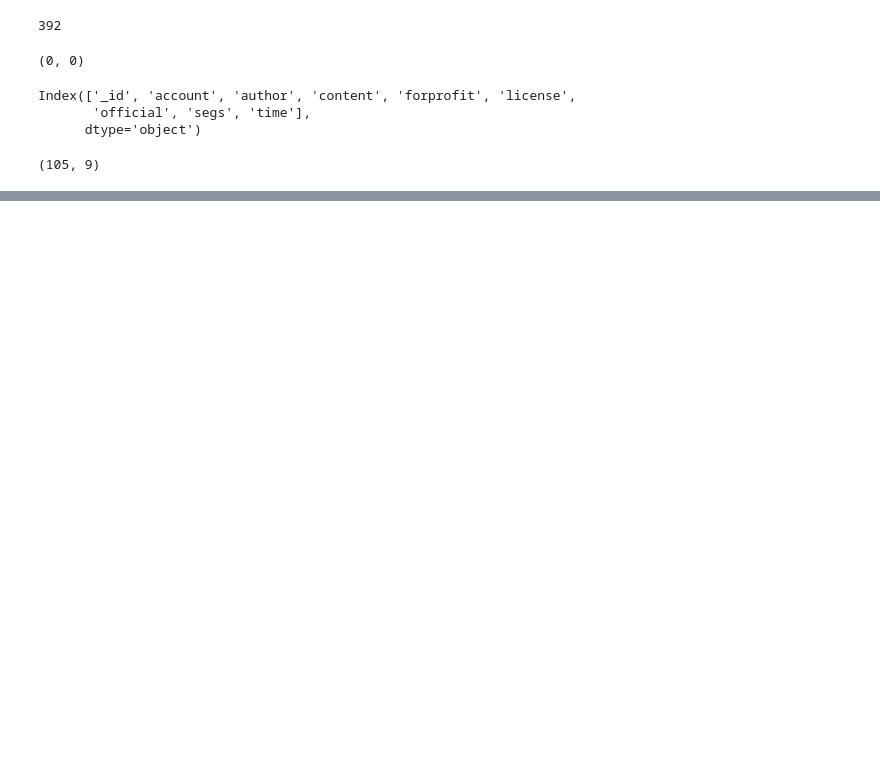
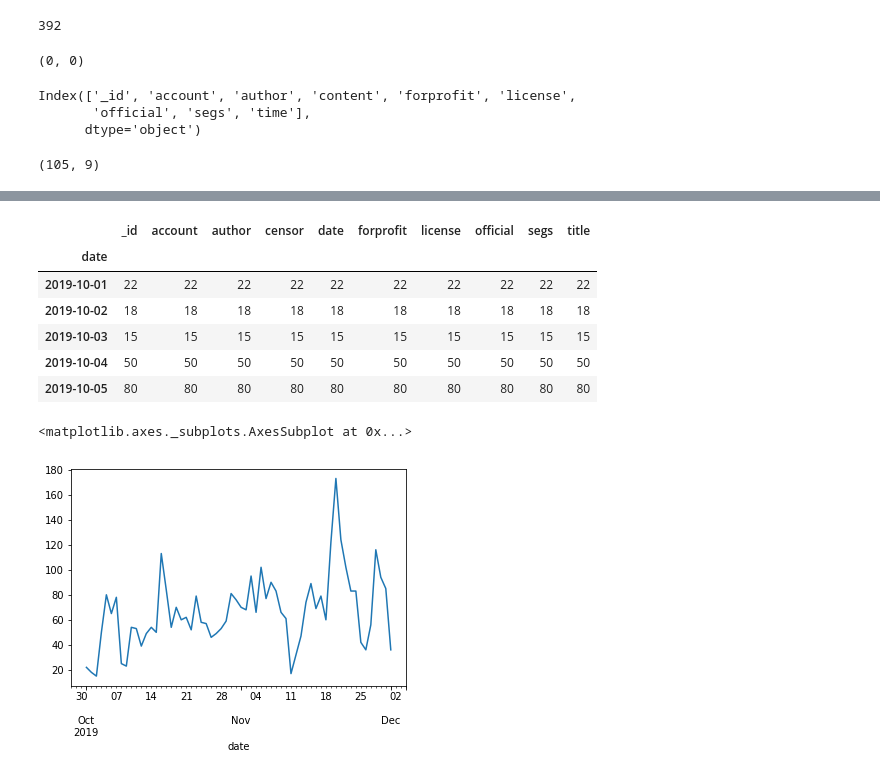
Before and after one commit to bluekidds/weixin_crawler, a Jupyter notebook: Untitled.ipynb, the cells around one changed output, grey strips where cells are left out. Cells and saved outputs as stored; diff of their text form; code cells hidden in the pictures; blank space fills up the shorter version.

```diff
--- a/Untitled.ipynb
+++ b/Untitled.ipynb
@@ -78,0 +268,16 @@ display(all_articles_df.shape)
+# %%
+df1 = df.resample('D', on='date').count()
+#df1 = df.groupby(['date']).size().reset_index('文章總數')
+display(df1.head())
+
+df1.account.plot()
+# %% [output]
+|  | _id | account | author | censor | date | forprofit | license | official | segs | title |
+| date |  |  |  |  |  |  |  |  |  |  |
+| 2019-10-01 | 22 | 22 | 22 | 22 | 22 | 22 | 22 | 22 | 22 | 22 |
+| 2019-10-02 | 18 | 18 | 18 | 18 | 18 | 18 | 18 | 18 | 18 | 18 |
+| 2019-10-03 | 15 | 15 | 15 | 15 | 15 | 15 | 15 | 15 | 15 | 15 |
+| 2019-10-04 | 50 | 50 | 50 | 50 | 50 | 50 | 50 | 50 | 50 | 50 |
+| 2019-10-05 | 80 | 80 | 80 | 80 | 80 | 80 | 80 | 80 | 80 | 80 |
+<matplotlib.axes._subplots.AxesSubplot at 0x...>
+[figure, added]
```
Also changed, not shown: parts of 35 cells of this notebook, 1 other file.
